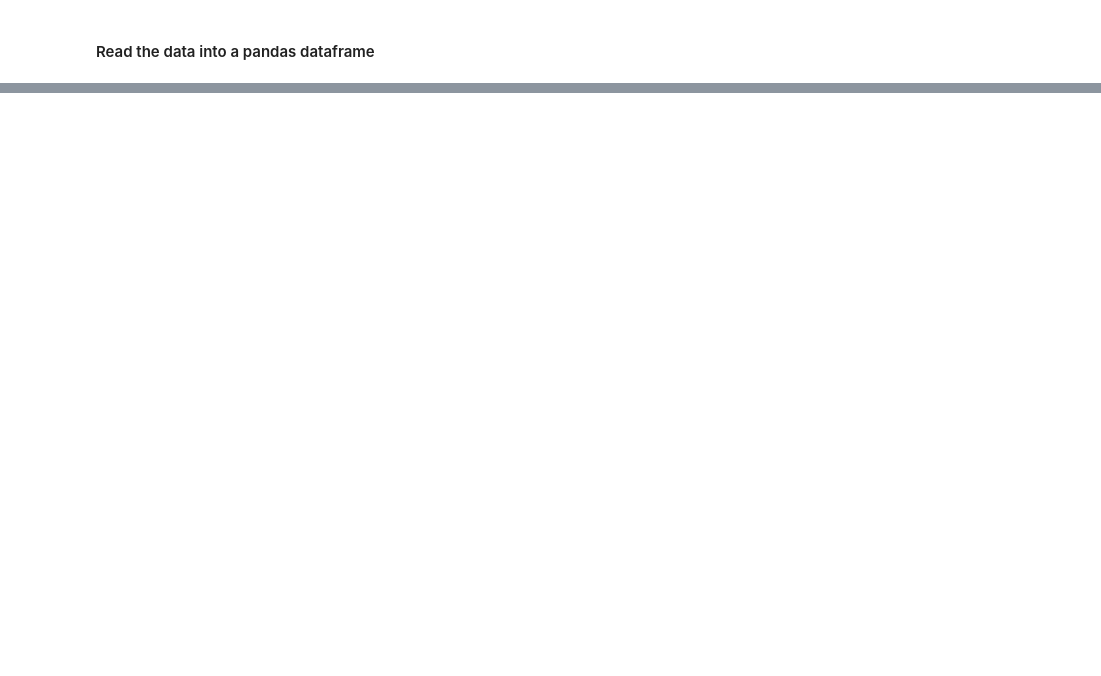
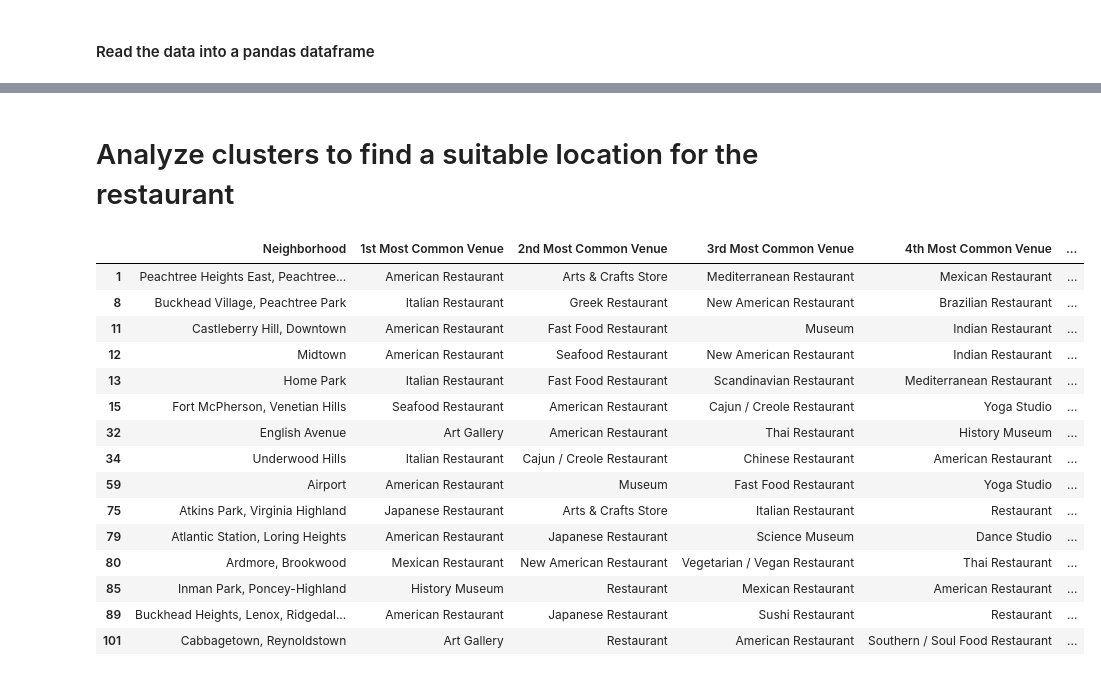
Before and after one commit to emniese/Coursera_Capstone, a Jupyter notebook: Data Science Final Project Proposal.ipynb, the cells around one changed output, grey strips where cells are left out. Saved outputs shown, nothing was run; the diff lists cells and outputs as text; code cells hidden in the pictures; blank space fills up the shorter version.

```diff
--- a/Data Science Final Project Proposal.ipynb
+++ b/Data Science Final Project Proposal.ipynb
@@ -32,0 +499,10 @@ df.shape  #There are 102 neighborhood statistical areas in Atlanta.
+# %%
+# add clustering labels
+neighborhoods_venues_sorted.insert(0, 'Cluster Labels', kmeans.labels_)
+
+atl_merged = atl_final
+
+# merge toronto_grouped with toronto_data to add latitude/longitude for each neighborhood
+atl_merged = atl_merged.join(neighborhoods_venues_sorted.set_index('Neighborhood'), on='Neighborhood')
+# %%
+atl_merged.dropna(inplace=True)
@@ -32,0 +544,21 @@ df.shape  #There are 102 neighborhood statistical areas in Atlanta.
+# %% [markdown]
+# Analyze clusters to find a suitable location for the restaurant
+# %%
+atl_merged.loc[atl_merged['Cluster Labels'] == 0, atl_merged.columns[[1] + list(range(5, atl_merged.shape[1]))]]  #Cluster 0
+# %% [output]
+|  | Neighborhood | 1st Most Common Venue | 2nd Most Common Venue | 3rd Most Common Venue | 4th Most Common Venue | ... |
+| 1 | Peachtree Heights East, Peachtree... | American Restaurant | Arts & Crafts Store | Mediterranean Restaurant | Mexican Restaurant | ... |
+| 8 | Buckhead Village, Peachtree Park | Italian Restaurant | Greek Restaurant | New American Restaurant | Brazilian Restaurant | ... |
+| 11 | Castleberry Hill, Downtown | American Restaurant | Fast Food Restaurant | Museum | Indian Restaurant | ... |
+| 12 | Midtown | American Restaurant | Seafood Restaurant | New American Restaurant | Indian Restaurant | ... |
+| 13 | Home Park | Italian Restaurant | Fast Food Restaurant | Scandinavian Restaurant | Mediterranean Restaurant | ... |
+| 15 | Fort McPherson, Venetian Hills | Seafood Restaurant | American Restaurant | Cajun / Creole Restaurant | Yoga Studio | ... |
+| 32 | English Avenue | Art Gallery | American Restaurant | Thai Restaurant | History Museum | ... |
+| 34 | Underwood Hills | Italian Restaurant | Cajun / Creole Restaurant | Chinese Restaurant | American Restaurant | ... |
+| 59 | Airport | American Restaurant | Museum | Fast Food Restaurant | Yoga Studio | ... |
+| 75 | Atkins Park, Virginia Highland | Japanese Restaurant | Arts & Crafts Store | Italian Restaurant | Restaurant | ... |
+| 79 | Atlantic Station, Loring Heights | American Restaurant | Japanese Restaurant | Science Museum | Dance Studio | ... |
+| 80 | Ardmore, Brookwood | Mexican Restaurant | New American Restaurant | Vegetarian / Vegan Restaurant | Thai Restaurant | ... |
+| 85 | Inman Park, Poncey-Highland | History Museum | Restaurant | Mexican Restaurant | American Restaurant | ... |
+| 89 | Buckhead Heights, Lenox, Ridgedal... | American Restaurant | Japanese Restaurant | Sushi Restaurant | Restaurant | ... |
+| 101 | Cabbagetown, Reynoldstown | Art Gallery | Restaurant | American Restaurant | Southern / Soul Food Restaurant | ... |
```
Also changed, not shown: parts of 48 cells of this notebook.
